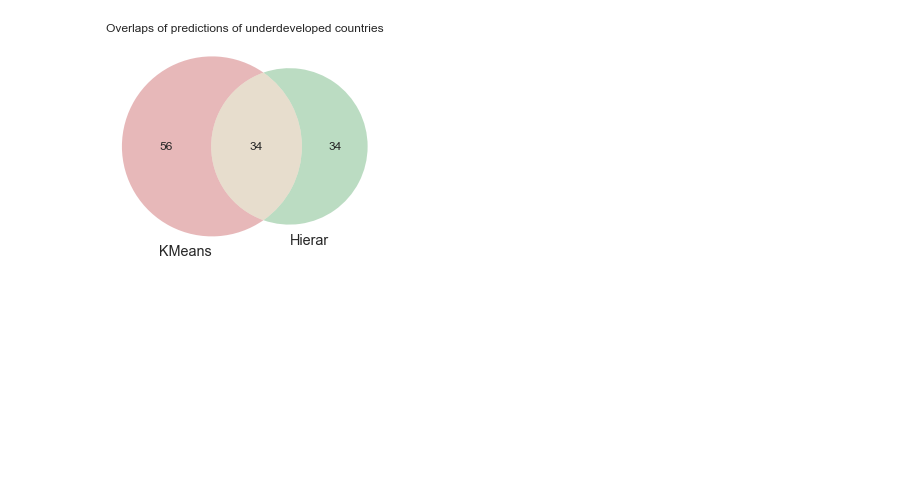
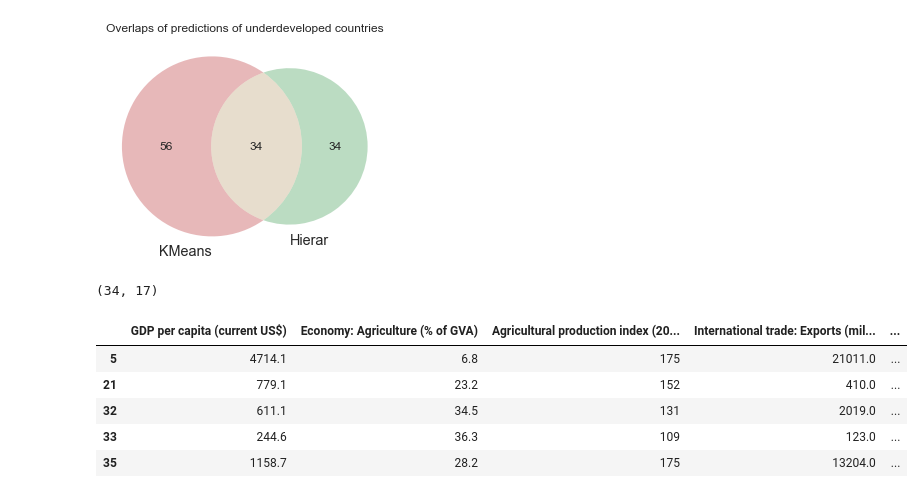
Before and after one commit to Snail664/country-clustering, a Jupyter notebook: model_comparison.ipynb, the cells around one changed output. Drawn from its saved outputs; the diff is of its cells as text; code cells hidden in the pictures; blank space fills up the shorter version.

```diff
--- a/model_comparison.ipynb
+++ b/model_comparison.ipynb
@@ -105,0 +109,13 @@ venn2(subsets = (kmeans_df['country'].size, hierar_df['country'].size, intersect
+# %%
+df.shape
+# %% [output]
+(34, 17)
+# %%
+df.head()
+# %% [output]
+|  | GDP per capita (current US$) | Economy: Agriculture (% of GVA) | Agricultural production index (20... | International trade: Exports (mil... | ... |
+| 5 | 4714.1 | 6.8 | 175 | 21011.0 | ... |
+| 21 | 779.1 | 23.2 | 152 | 410.0 | ... |
+| 32 | 611.1 | 34.5 | 131 | 2019.0 | ... |
+| 33 | 244.6 | 36.3 | 109 | 123.0 | ... |
+| 35 | 1158.7 | 28.2 | 175 | 13204.0 | ... |
```
Also changed, not shown: parts of 2 cells of this notebook.
